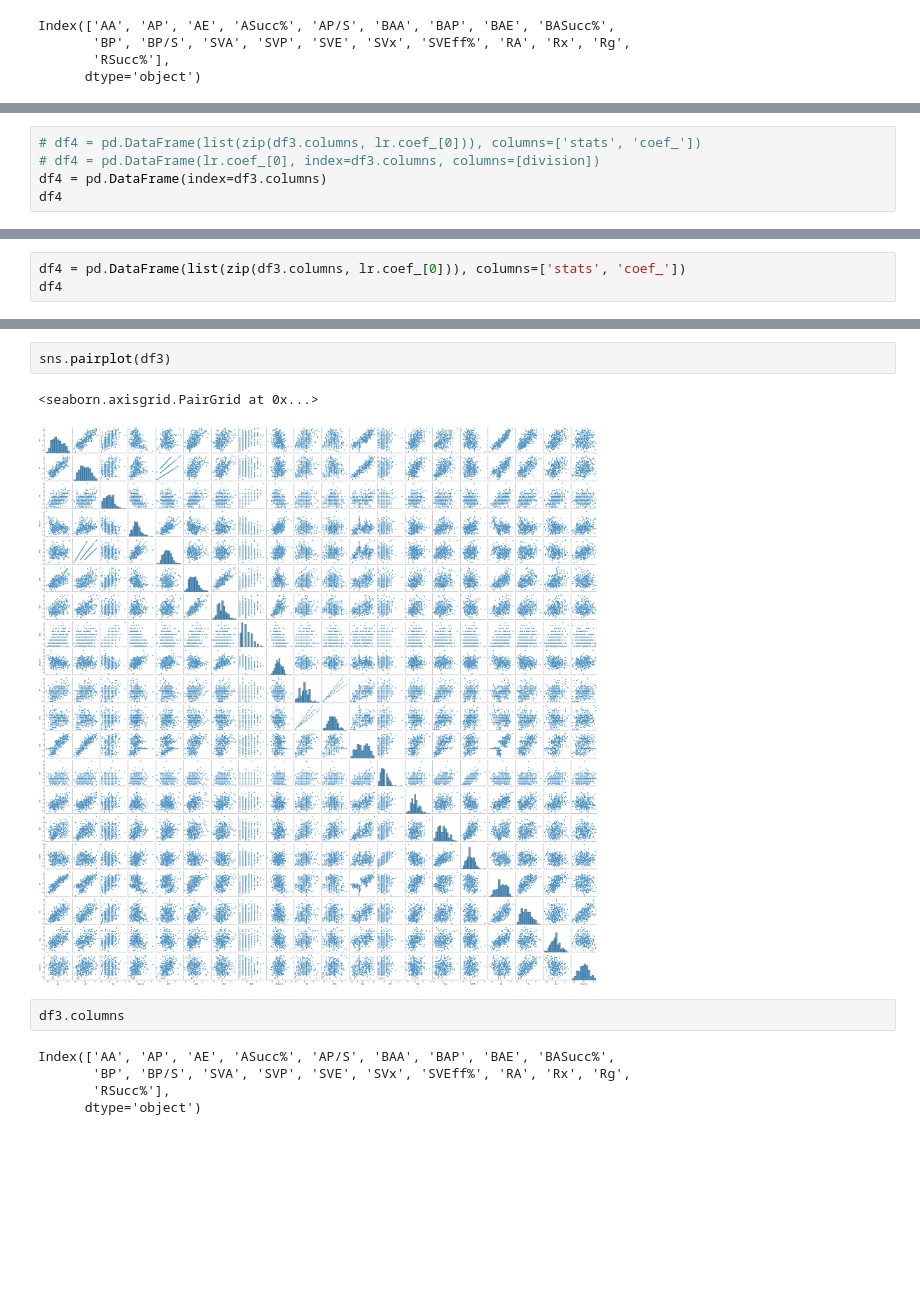
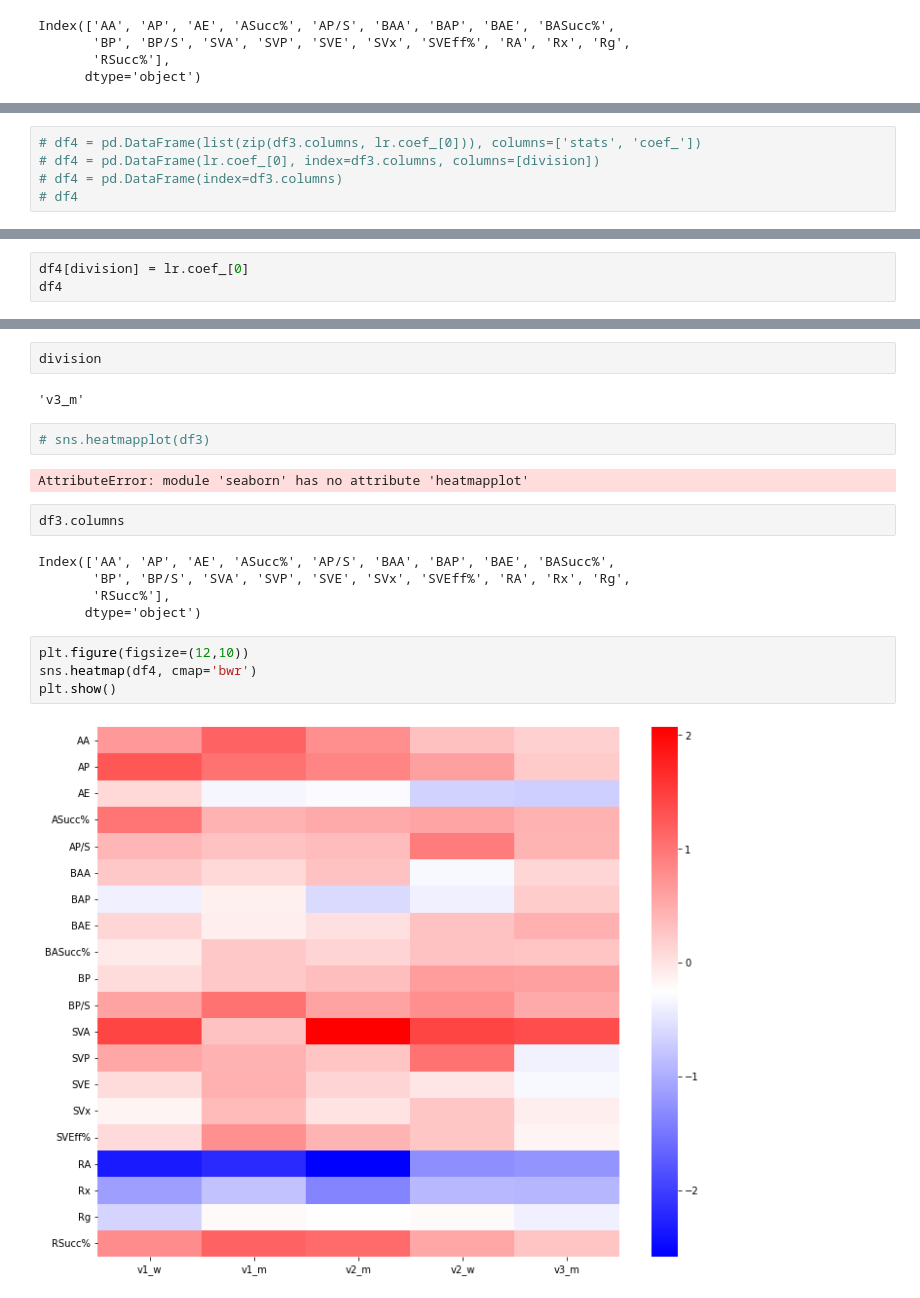
Before and after one commit to vleaguebot-lab/vleague_stats, a Jupyter notebook: data_collect_lab.ipynb, the cells around one changed output, grey strips where cells are left out. Drawn from its saved outputs; the diff is of its cells as text; blank space fills up the shorter version.

```diff
--- a/data_collect_lab.ipynb
+++ b/data_collect_lab.ipynb
@@ -183,5 +202,5 @@ Name: Win, Length: 68, dtype: int64
 # %%
 # df4 = pd.DataFrame(list(zip(df3.columns, lr.coef_[0])), columns=['stats', 'coef_'])
 # df4 = pd.DataFrame(lr.coef_[0], index=df3.columns, columns=[division])
-df4 = pd.DataFrame(index=df3.columns)
-df4
+# df4 = pd.DataFrame(index=df3.columns)
+# df4
@@ -206,3 +207,3 @@ df4
 # %%
-df4 = pd.DataFrame(list(zip(df3.columns, lr.coef_[0])), columns=['stats', 'coef_'])
+df4[division] = lr.coef_[0]
 df4
@@ -209,8 +228,11 @@ df4
+# %%
+division
+# %% [output]
+'v3_m'
 # %%
-sns.pairplot(df3)
+# sns.heatmapplot(df3)
 # %% [output]
-<seaborn.axisgrid.PairGrid at 0x...>
+AttributeError: module 'seaborn' has no attribute 'heatmapplot'
-[figure, removed]
 # %%
 df3.columns
 # %% [output]
@@ -218,3 +240,9 @@ Index(['AA', 'AP', 'AE', 'ASucc%', 'AP/S', 'BAA', 'BAP', 'BAE', 'BASucc%',
        'BP', 'BP/S', 'SVA', 'SVP', 'SVE', 'SVx', 'SVEff%', 'RA', 'Rx', 'Rg',
        'RSucc%'],
       dtype='object')
+# %%
+plt.figure(figsize=(12,10))
+sns.heatmap(df4, cmap='bwr')
+plt.show()
+# %% [output]
+[figure, added]
```
Also changed, not shown: parts of 11 cells of this notebook, 47 other files.
